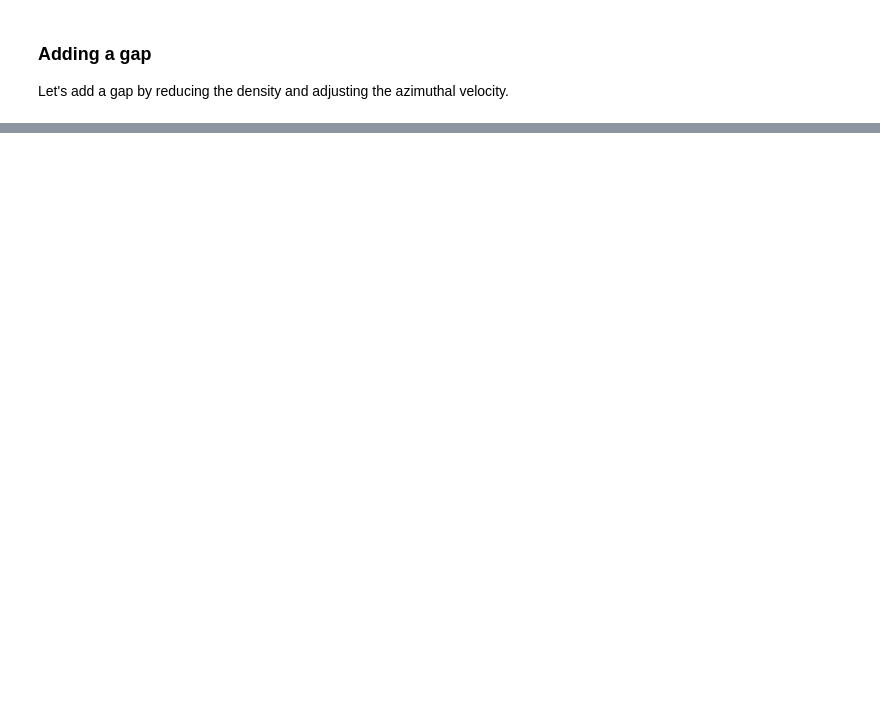
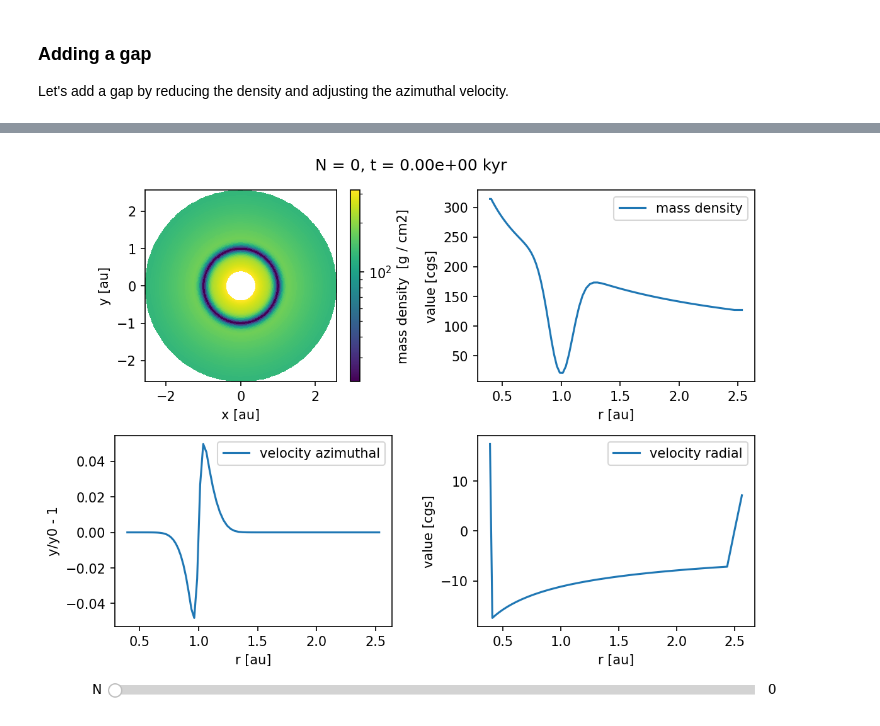
Before and after one commit to rometsch/fargocpt, a Jupyter notebook: examples/400_Custom_Initial_Conditions.ipynb, the cells around one changed output, grey strips where cells are left out. Cells and saved outputs as stored; diff of their text form; code cells hidden in the pictures; blank space fills up the shorter version.

```diff
--- a/examples/400_Custom_Initial_Conditions.ipynb
+++ b/examples/400_Custom_Initial_Conditions.ipynb
@@ -424,0 +433,8 @@ NameError: name 'disk' is not defined
+# %%
+Overview("output/out",
+        vars=["2:mass density",
+                "1:mass density",
+                "1:velocity azimuthal:rel",
+                "1:velocity radial"]).create()
+# %% [output]
+[figure, added]
```
Also changed, not shown: parts of 9 cells of this notebook.
